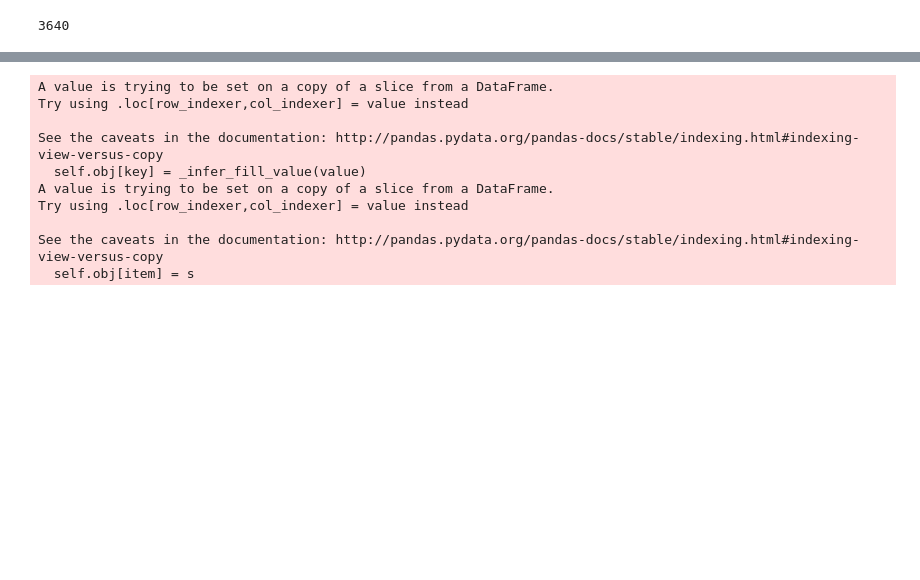
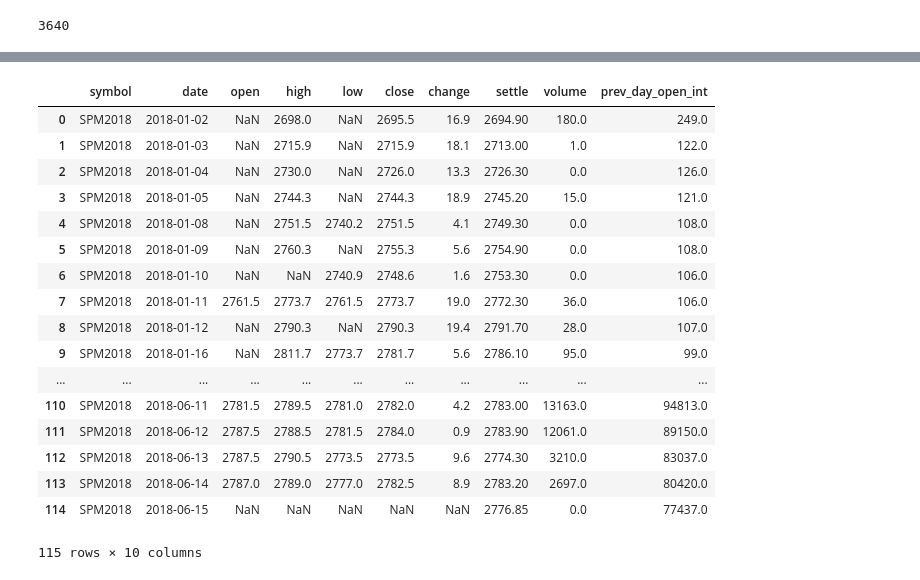
Before and after one commit to marketneutral/misc_research, a Jupyter notebook: zipline_install/Get Futures Data.ipynb, the cells around one changed output, grey strips where cells are left out. Cells and saved outputs as stored; diff of their text form; code cells hidden in the pictures; blank space fills up the shorter version.

```diff
--- a/zipline_install/Get Futures Data.ipynb
+++ b/zipline_install/Get Futures Data.ipynb
@@ -183,21 +193,31 @@ def quandl_symbol_split(symbol):
     return root_symbol, month_letter, year
 # %%
 import numpy as np
+# %%
+data.reset_index(drop=True)
+# %% [output]
+|  | symbol | date | open | high | low | close | change | settle | volume | prev_day_open_int |
+| 0 | SPM2018 | 2018-01-02 | NaN | 2698.0 | NaN | 2695.5 | 16.9 | 2694.90 | 180.0 | 249.0 |
+| 1 | SPM2018 | 2018-01-03 | NaN | 2715.9 | NaN | 2715.9 | 18.1 | 2713.00 | 1.0 | 122.0 |
+| 2 | SPM2018 | 2018-01-04 | NaN | 2730.0 | NaN | 2726.0 | 13.3 | 2726.30 | 0.0 | 126.0 |
+| 3 | SPM2018 | 2018-01-05 | NaN | 2744.3 | NaN | 2744.3 | 18.9 | 2745.20 | 15.0 | 121.0 |
+| 4 | SPM2018 | 2018-01-08 | NaN | 2751.5 | 2740.2 | 2751.5 | 4.1 | 2749.30 | 0.0 | 108.0 |
+| 5 | SPM2018 | 2018-01-09 | NaN | 2760.3 | NaN | 2755.3 | 5.6 | 2754.90 | 0.0 | 108.0 |
+| 6 | SPM2018 | 2018-01-10 | NaN | NaN | 2740.9 | 2748.6 | 1.6 | 2753.30 | 0.0 | 106.0 |
+| 7 | SPM2018 | 2018-01-11 | 2761.5 | 2773.7 | 2761.5 | 2773.7 | 19.0 | 2772.30 | 36.0 | 106.0 |
+| 8 | SPM2018 | 2018-01-12 | NaN | 2790.3 | NaN | 2790.3 | 19.4 | 2791.70 | 28.0 | 107.0 |
+| 9 | SPM2018 | 2018-01-16 | NaN | 2811.7 | 2773.7 | 2781.7 | 5.6 | 2786.10 | 95.0 | 99.0 |
+| ... | ... | ... | ... | ... | ... | ... | ... | ... | ... | ... |
+| 110 | SPM2018 | 2018-06-11 | 2781.5 | 2789.5 | 2781.0 | 2782.0 | 4.2 | 2783.00 | 13163.0 | 94813.0 |
+| 111 | SPM2018 | 2018-06-12 | 2787.5 | 2788.5 | 2781.5 | 2784.0 | 0.9 | 2783.90 | 12061.0 | 89150.0 |
+| 112 | SPM2018 | 2018-06-13 | 2787.5 | 2790.5 | 2773.5 | 2773.5 | 9.6 | 2774.30 | 3210.0 | 83037.0 |
+| 113 | SPM2018 | 2018-06-14 | 2787.0 | 2789.0 | 2777.0 | 2782.5 | 8.9 | 2783.20 | 2697.0 | 80420.0 |
+| 114 | SPM2018 | 2018-06-15 | NaN | NaN | NaN | NaN | NaN | 2776.85 | 0.0 | 77437.0 |
+115 rows × 10 columns
 # %%
-data = data.assign() 'root_symbol'] = ''
-data.loc[:, 'exp_month_letter'] = ''
-data.loc[:, 'exp_year'] = np.nan
+data=data.assign(root_symbol='')
+data=data.assign(exp_month_letter= '')
+data=data.assign(exp_year=-1)
-# %% [output]
-A value is trying to be set on a copy of a slice from a DataFrame.
-Try using .loc[row_indexer,col_indexer] = value instead
-
-See the caveats in the documentation: http://pandas.pydata.org/pandas-docs/stable/indexing.html#indexing-view-versus-copy
-  self.obj[key] = _infer_fill_value(value)
-A value is trying to be set on a copy of a slice from a DataFrame.
-Try using .loc[row_indexer,col_indexer] = value instead
-
-See the caveats in the documentation: http://pandas.pydata.org/pandas-docs/stable/indexing.html#indexing-view-versus-copy
-  self.obj[item] = s
 # %%
 data
 # %% [output]
```
Also changed, not shown: parts of 24 cells of this notebook, 1 other file.
